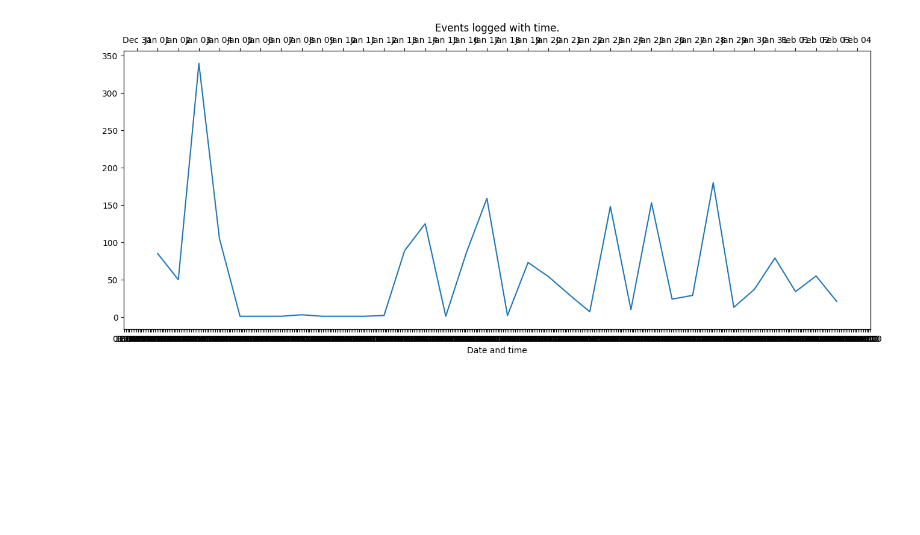
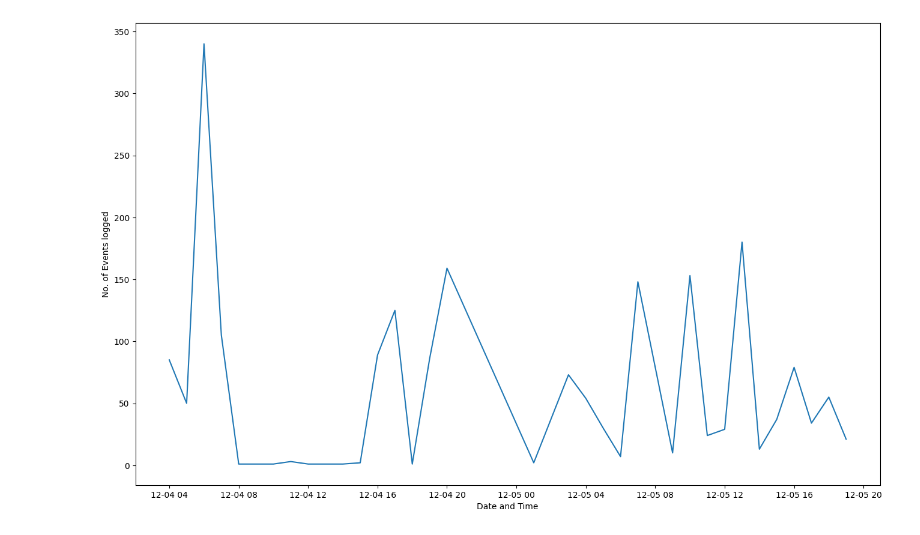
Before and after one commit to Bipin2005-dev/ProLogger, a Jupyter notebook: plotter.ipynb, the cells around one changed output. Drawn from its saved outputs; the diff is of its cells as text; code cells hidden in the pictures; blank space fills up the shorter version.

Commit message:
A beautiful line plot!

```diff
--- a/plotter.ipynb
+++ b/plotter.ipynb
@@ -7,50 +7,38 @@ from datetime import datetime
 """
     What are the possible ways in which I can plot Events logged with time?
     1. Events logged plotted second wise, or hour wise, are too small and too large to make any analysis, respectively.
        I think Events logged per minute would be the best idea.
 
     2. Maybe I can try doing this: Strip the seconds away. From hour and minutes, count the number of instances of each in
        the given csv file, and then try plotting using that.
 
     3. To do this, I'll create dict of datetime objects, with key as the datetime object and value as the number of its
        instances.
 """
 
 datetime_dict = {}
 
 with open('output.csv', 'r') as file:
     for line in file:
         if line.split(',')[0] == 'LineId':
             continue
         full_datetime = line.split(',')[1]
         datetime_obj = datetime.strptime(full_datetime, "%a %b %d %H:%M:%S %Y")
         datetime_obj = datetime_obj.replace(second=0, minute=0)
         if datetime_obj not in datetime_dict:
             datetime_dict[datetime_obj] = 1
         else:
             datetime_dict[datetime_obj] += 1
 
     #Sort the dict by increasing time.
     datetime_dict = dict(sorted(datetime_dict.items(), key= lambda item: item[0]))
 
-    #Plotting.
-    x_objs = [element.strftime("%d %b,%H:%M") for element in datetime_dict]
-    y_objs = [datetime_dict[element] for element in datetime_dict]
-    fig, ax = plt.subplots()
-    fig.set_size_inches(16,6)
-    ax.plot(x_objs, y_objs)
-
-    plt.xlabel("Date and time")
-    ax.xaxis.set_major_locator(mdates.HourLocator(interval=2))
-    ax.xaxis.set_major_formatter(mdates.DateFormatter("%H:%M"))
-
-    ax2 = ax.twiny()
-    ax2.set_xlim(ax.get_xlim())
-    ax2.xaxis.set_major_locator(mdates.DayLocator())
-    ax2.xaxis.set_major_formatter(mdates.DateFormatter("%b %d"))
-
-    plt.ylabel("Number of events logged")
-    plt.title("Events logged with time.")
-    plt.savefig('plotter.png', dpi=300)
+    #Plotting. Yields a satisfactory enough plot by default.
+    fig, ax = plt.subplots(figsize=(16,10))
+    ax.set_xlabel('Date and Time')
+    ax.set_ylabel('No. of Events logged')
+    x_labels = [key for key in datetime_dict]
+    y_labels = [datetime_dict[key] for key in datetime_dict]
+    ax.plot(x_labels, y_labels)
 # %% [output]
-[figure, old version]
+[figure, new version]
```
